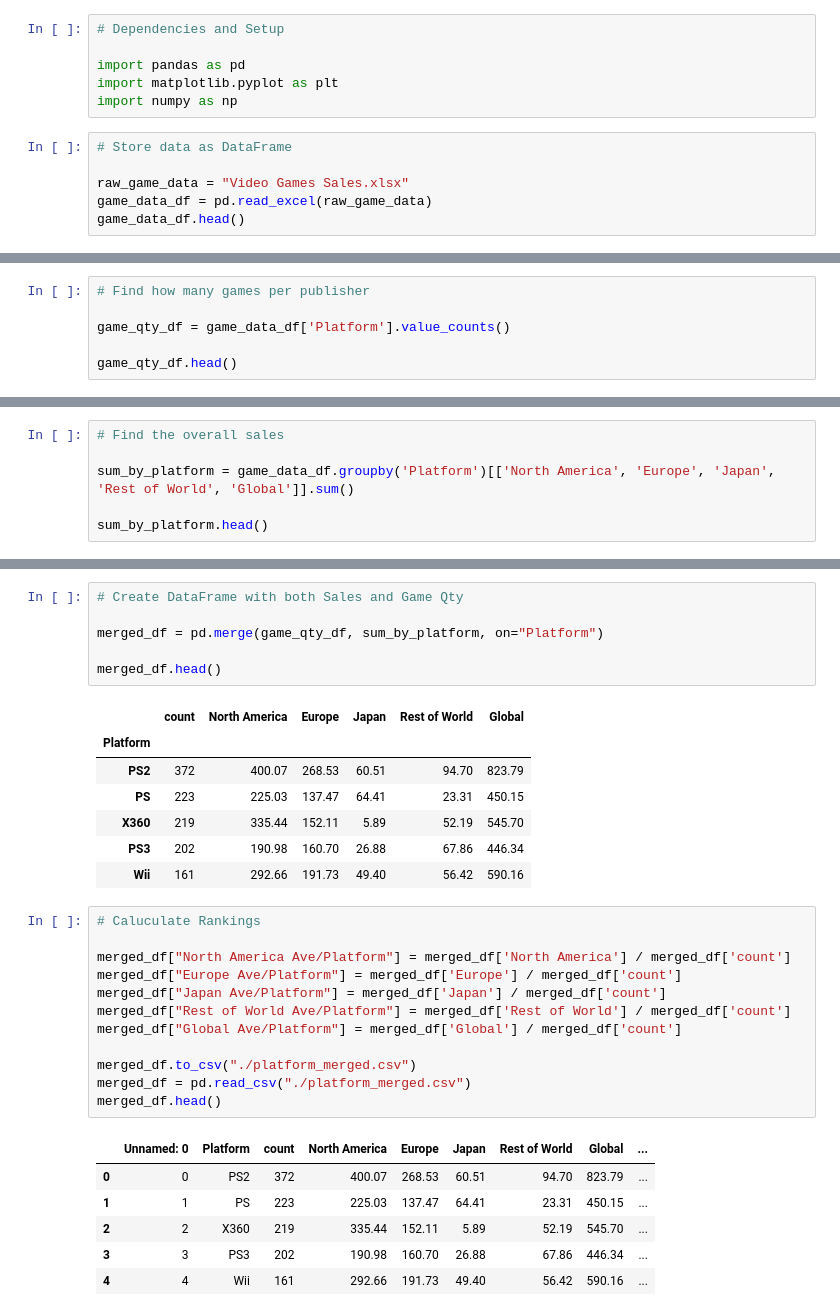
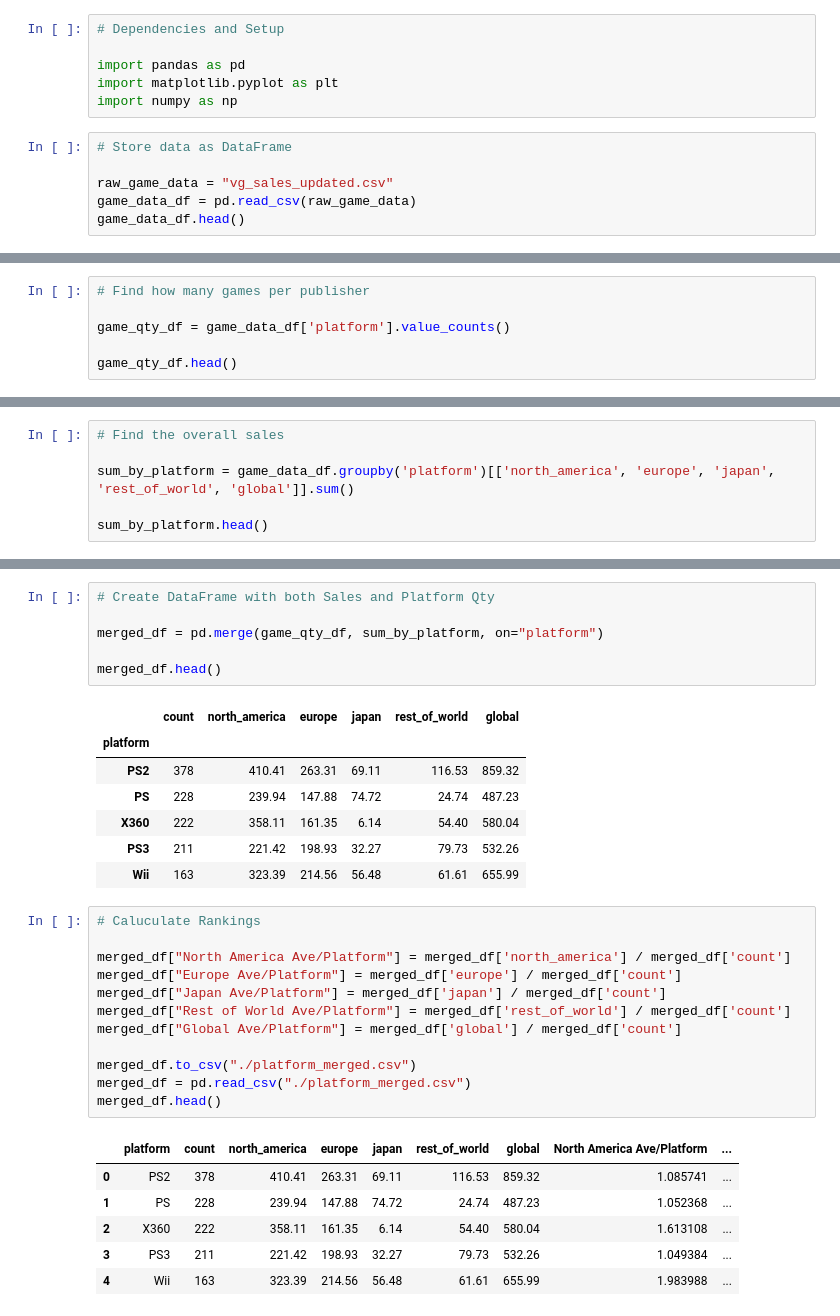
Before and after one commit to liamnelson3/UO-Data-Analysis-Project_1-Video-Game-Marketing, a Jupyter notebook: Project 1/Project 1 - Console.ipynb, the cells around one changed output, grey strips where cells are left out. Drawn from its saved outputs; the diff is of its cells as text.

```diff
--- a/Project 1/Project 1 - Console.ipynb
+++ b/Project 1/Project 1 - Console.ipynb
@@ -7,7 +7,7 @@ import numpy as np
 # %%
 # Store data as DataFrame
 
-raw_game_data = "Video Games Sales.xlsx"
-game_data_df = pd.read_excel(raw_game_data)
+raw_game_data = "vg_sales_updated.csv"
+game_data_df = pd.read_csv(raw_game_data)
 game_data_df.head()
 # %% [output]
@@ -20,7 +20,7 @@ game_data_df.head()
 # %%
 # Find how many games per publisher
 
-game_qty_df = game_data_df['Platform'].value_counts()
+game_qty_df = game_data_df['platform'].value_counts()
 
 game_qty_df.head()
 # %% [output]
@@ -34,7 +34,7 @@ Name: count, dtype: int64
 # %%
 # Find the overall sales
 
-sum_by_platform = game_data_df.groupby('Platform')[['North America', 'Europe', 'Japan', 'Rest of World', 'Global']].sum()
+sum_by_platform = game_data_df.groupby('platform')[['north_america', 'europe', 'japan', 'rest_of_world', 'global']].sum()
 
 sum_by_platform.head()
 # %% [output]
@@ -48,36 +48,36 @@ sum_by_platform.head()
 # %%
-# Create DataFrame with both Sales and Game Qty
+# Create DataFrame with both Sales and Platform Qty
 
-merged_df = pd.merge(game_qty_df, sum_by_platform, on="Platform")
+merged_df = pd.merge(game_qty_df, sum_by_platform, on="platform")
 
 merged_df.head()
 # %% [output]
-|  | count | North America | Europe | Japan | Rest of World | Global |
-| Platform |  |  |  |  |  |  |
-| PS2 | 372 | 400.07 | 268.53 | 60.51 | 94.70 | 823.79 |
-| PS | 223 | 225.03 | 137.47 | 64.41 | 23.31 | 450.15 |
-| X360 | 219 | 335.44 | 152.11 | 5.89 | 52.19 | 545.70 |
-| PS3 | 202 | 190.98 | 160.70 | 26.88 | 67.86 | 446.34 |
-| Wii | 161 | 292.66 | 191.73 | 49.40 | 56.42 | 590.16 |
+|  | count | north_america | europe | japan | rest_of_world | global |
+| platform |  |  |  |  |  |  |
+| PS2 | 378 | 410.41 | 263.31 | 69.11 | 116.53 | 859.32 |
+| PS | 228 | 239.94 | 147.88 | 74.72 | 24.74 | 487.23 |
+| X360 | 222 | 358.11 | 161.35 | 6.14 | 54.40 | 580.04 |
+| PS3 | 211 | 221.42 | 198.93 | 32.27 | 79.73 | 532.26 |
+| Wii | 163 | 323.39 | 214.56 | 56.48 | 61.61 | 655.99 |
 # %%
 # Caluculate Rankings
 
-merged_df["North America Ave/Platform"] = merged_df['North America'] / merged_df['count']
-merged_df["Europe Ave/Platform"] = merged_df['Europe'] / merged_df['count']
-merged_df["Japan Ave/Platform"] = merged_df['Japan'] / merged_df['count']
-merged_df["Rest of World Ave/Platform"] = merged_df['Rest of World'] / merged_df['count']
-merged_df["Global Ave/Platform"] = merged_df['Global'] / merged_df['count']
+merged_df["North America Ave/Platform"] = merged_df['north_america'] / merged_df['count']
+merged_df["Europe Ave/Platform"] = merged_df['europe'] / merged_df['count']
+merged_df["Japan Ave/Platform"] = merged_df['japan'] / merged_df['count']
+merged_df["Rest of World Ave/Platform"] = merged_df['rest_of_world'] / merged_df['count']
+merged_df["Global Ave/Platform"] = merged_df['global'] / merged_df['count']
 
 merged_df.to_csv("./platform_merged.csv")
 merged_df = pd.read_csv("./platform_merged.csv")
 merged_df.head()
 # %% [output]
-|  | Unnamed: 0 | Platform | count | North America | Europe | Japan | Rest of World | Global | ... |
-| 0 | 0 | PS2 | 372 | 400.07 | 268.53 | 60.51 | 94.70 | 823.79 | ... |
-| 1 | 1 | PS | 223 | 225.03 | 137.47 | 64.41 | 23.31 | 450.15 | ... |
-| 2 | 2 | X360 | 219 | 335.44 | 152.11 | 5.89 | 52.19 | 545.70 | ... |
-| 3 | 3 | PS3 | 202 | 190.98 | 160.70 | 26.88 | 67.86 | 446.34 | ... |
-| 4 | 4 | Wii | 161 | 292.66 | 191.73 | 49.40 | 56.42 | 590.16 | ... |
+|  | platform | count | north_america | europe | japan | rest_of_world | global | North America Ave/Platform | ... |
+| 0 | PS2 | 378 | 410.41 | 263.31 | 69.11 | 116.53 | 859.32 | 1.085741 | ... |
+| 1 | PS | 228 | 239.94 | 147.88 | 74.72 | 24.74 | 487.23 | 1.052368 | ... |
+| 2 | X360 | 222 | 358.11 | 161.35 | 6.14 | 54.40 | 580.04 | 1.613108 | ... |
+| 3 | PS3 | 211 | 221.42 | 198.93 | 32.27 | 79.73 | 532.26 | 1.049384 | ... |
+| 4 | Wii | 163 | 323.39 | 214.56 | 56.48 | 61.61 | 655.99 | 1.983988 | ... |
 # %%
 # North American Data
 
```
Also changed, not shown: parts of 9 cells of this notebook, 4 other files.
